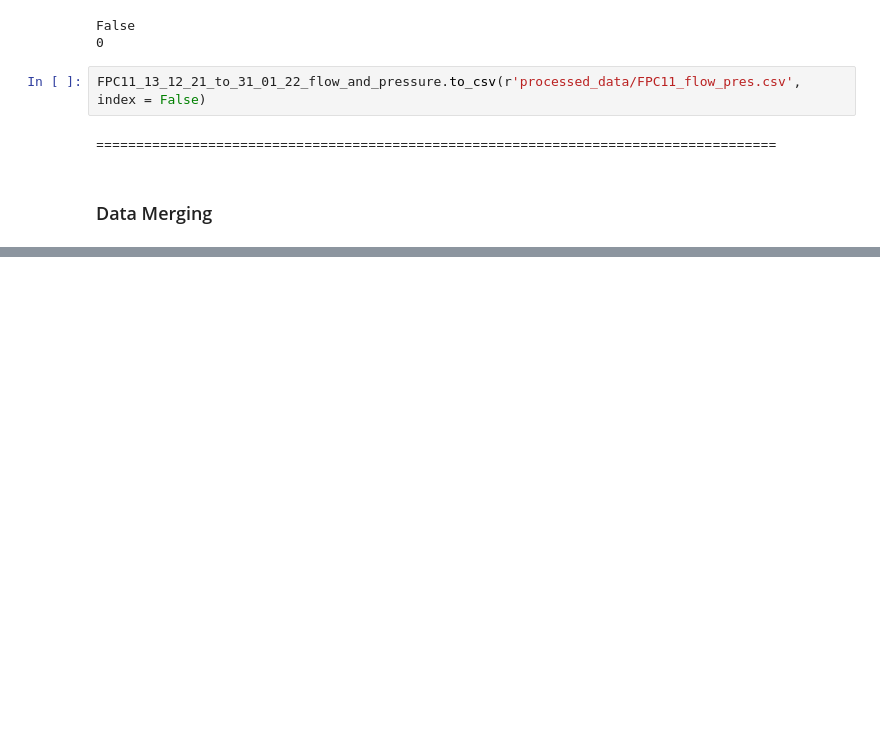
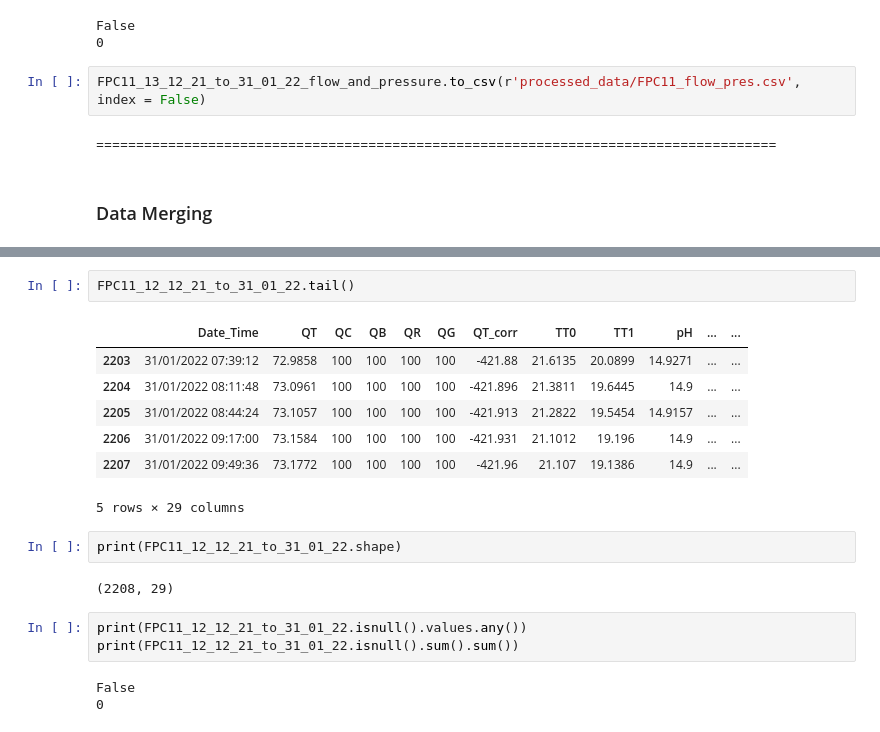
Before and after one commit to janakishyama/ESR_10, a Jupyter notebook: EDA_04_02_22.ipynb, the cells around one changed output, grey strips where cells are left out. Cells and saved outputs as stored; diff of their text form; blank space fills up the shorter version.

```diff
--- a/EDA_04_02_22.ipynb
+++ b/EDA_04_02_22.ipynb
@@ -355,0 +411,20 @@ FPC11_13_12_21_to_31_01_22_flow_and_pressure.to_csv(r'processed_data/FPC11_flow_
+# %%
+FPC11_12_12_21_to_31_01_22.tail()
+# %% [output]
+|  | Date_Time | QT | QC | QB | QR | QG | QT_corr | TT0 | TT1 | pH | ... | ... |
+| 2203 | 31/01/2022 07:39:12 | 72.9858 | 100 | 100 | 100 | 100 | -421.88 | 21.6135 | 20.0899 | 14.9271 | ... | ... |
+| 2204 | 31/01/2022 08:11:48 | 73.0961 | 100 | 100 | 100 | 100 | -421.896 | 21.3811 | 19.6445 | 14.9 | ... | ... |
+| 2205 | 31/01/2022 08:44:24 | 73.1057 | 100 | 100 | 100 | 100 | -421.913 | 21.2822 | 19.5454 | 14.9157 | ... | ... |
+| 2206 | 31/01/2022 09:17:00 | 73.1584 | 100 | 100 | 100 | 100 | -421.931 | 21.1012 | 19.196 | 14.9 | ... | ... |
+| 2207 | 31/01/2022 09:49:36 | 73.1772 | 100 | 100 | 100 | 100 | -421.96 | 21.107 | 19.1386 | 14.9 | ... | ... |
+5 rows × 29 columns
+# %%
+print(FPC11_12_12_21_to_31_01_22.shape)
+# %% [output]
+(2208, 29)
+# %%
+print(FPC11_12_12_21_to_31_01_22.isnull().values.any())
+print(FPC11_12_12_21_to_31_01_22.isnull().sum().sum())
+# %% [output]
+False
+0
```
Also changed, not shown: parts of 10 cells of this notebook, 1 other file.
